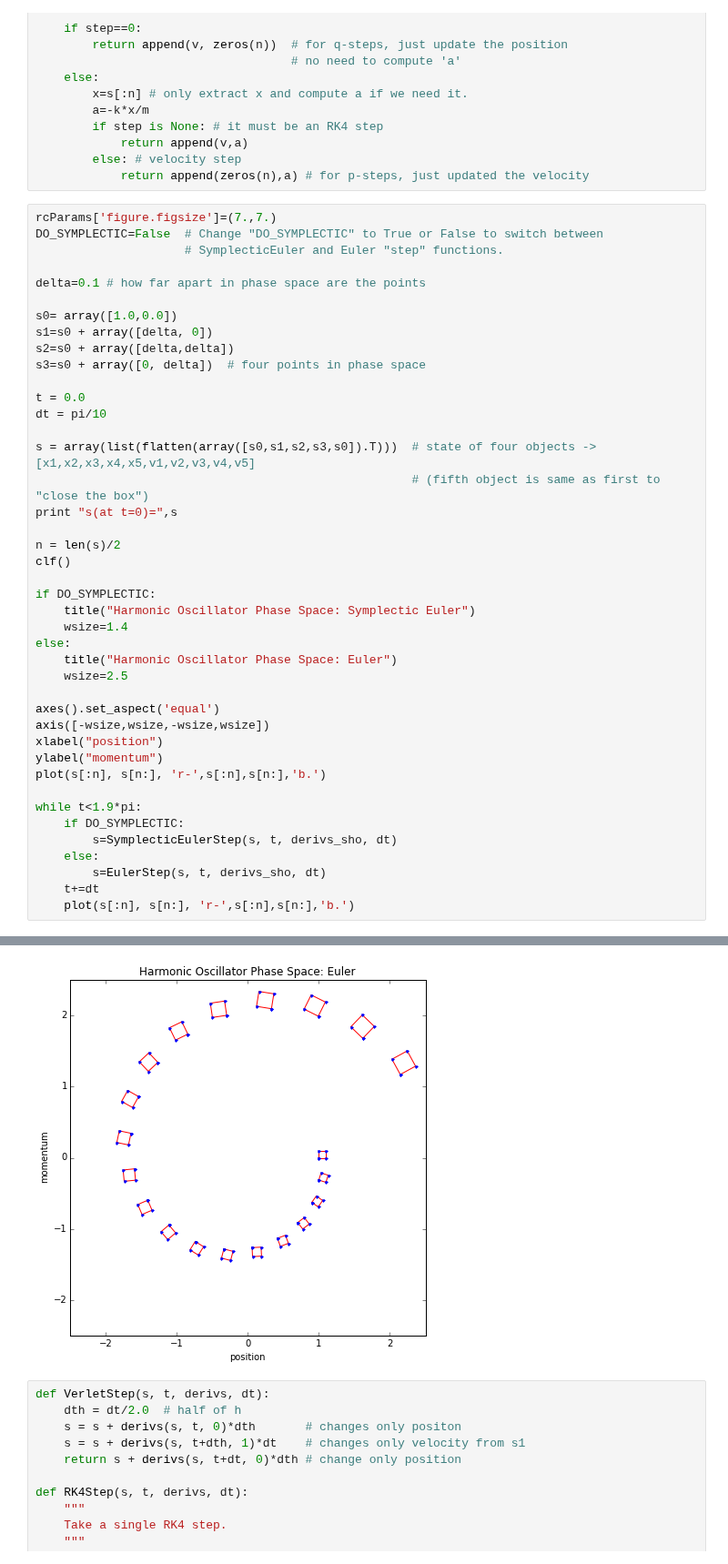
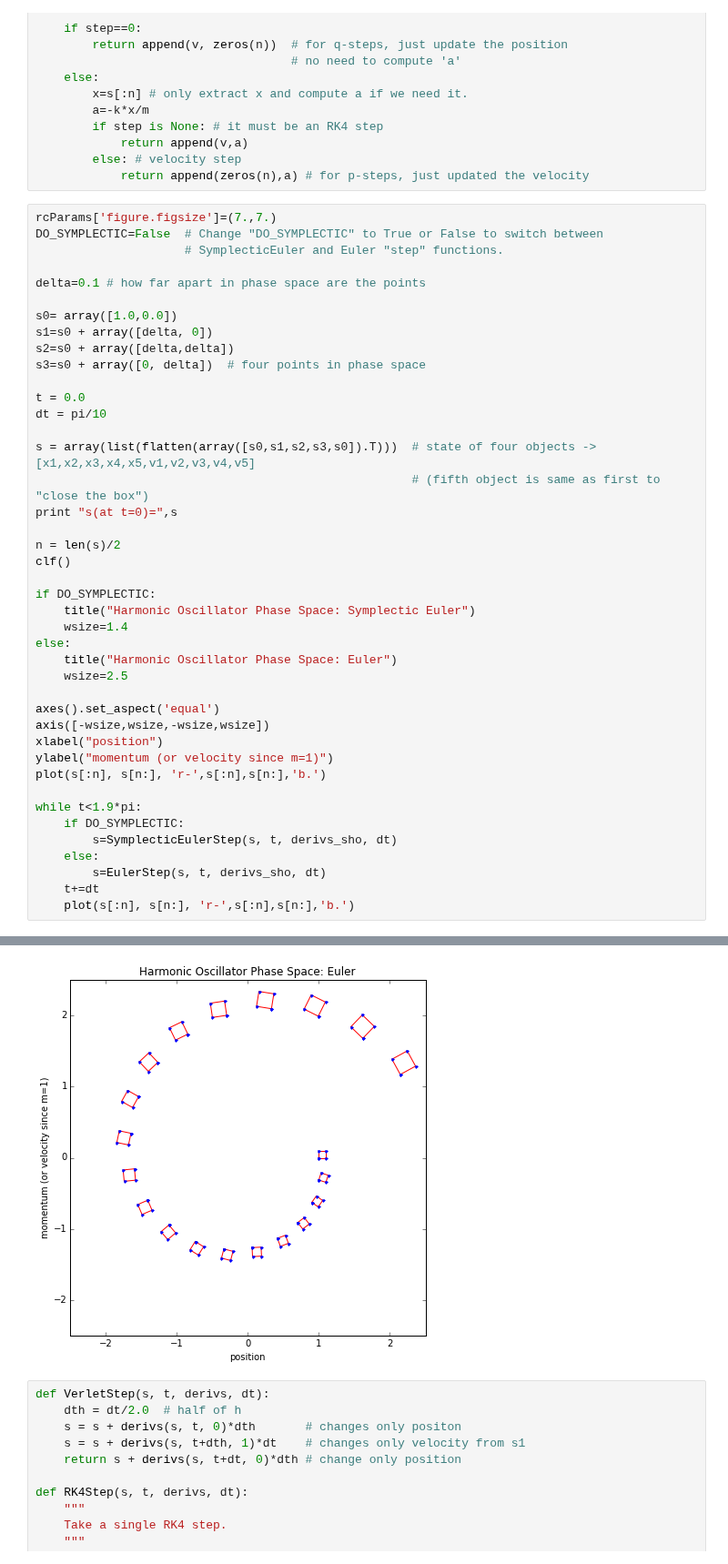
Before and after one commit to sspickle/sci-comp-notebooks, a Jupyter notebook: P04-HigherOrderMethods.ipynb, the cells around one changed output, grey strips where cells are left out. Shown at 91% size. Cells and saved outputs as stored; diff of their text form.

```diff
--- a/P04-HigherOrderMethods.ipynb
+++ b/P04-HigherOrderMethods.ipynb
@@ -98,35 +98,35 @@ t = 0.0
 dt = pi/10
 
 s = array(list(flatten(array([s0,s1,s2,s3,s0]).T)))  # state of four objects -> [x1,x2,x3,x4,x5,v1,v2,v3,v4,v5]
                                                      # (fifth object is same as first to "close the box")
 print "s(at t=0)=",s
 
 n = len(s)/2
 clf()
 
 if DO_SYMPLECTIC:
     title("Harmonic Oscillator Phase Space: Symplectic Euler")
     wsize=1.4
 else:
     title("Harmonic Oscillator Phase Space: Euler")
     wsize=2.5
 
 axes().set_aspect('equal')
 axis([-wsize,wsize,-wsize,wsize])
 xlabel("position")
-ylabel("momentum")
+ylabel("momentum (or velocity since m=1)")
 plot(s[:n], s[n:], 'r-',s[:n],s[n:],'b.')
 
 while t<1.9*pi:
     if DO_SYMPLECTIC:
         s=SymplecticEulerStep(s, t, derivs_sho, dt)
     else:
         s=EulerStep(s, t, derivs_sho, dt)
     t+=dt
     plot(s[:n], s[n:], 'r-',s[:n],s[n:],'b.')
 # %% [output]
 s(at t=0)= [ 1.   1.1  1.1  1.   1.   0.   0.   0.1  0.1  0. ]
-[figure, old version]
+[figure, new version]
 # %%
 def VerletStep(s, t, derivs, dt):
     dth = dt/2.0  # half of h
```
Also changed, not shown: parts of 5 cells of this notebook.
